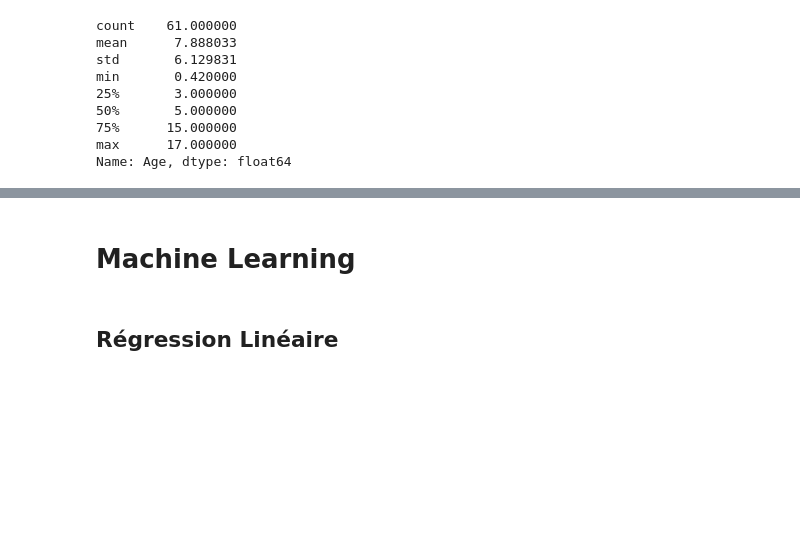
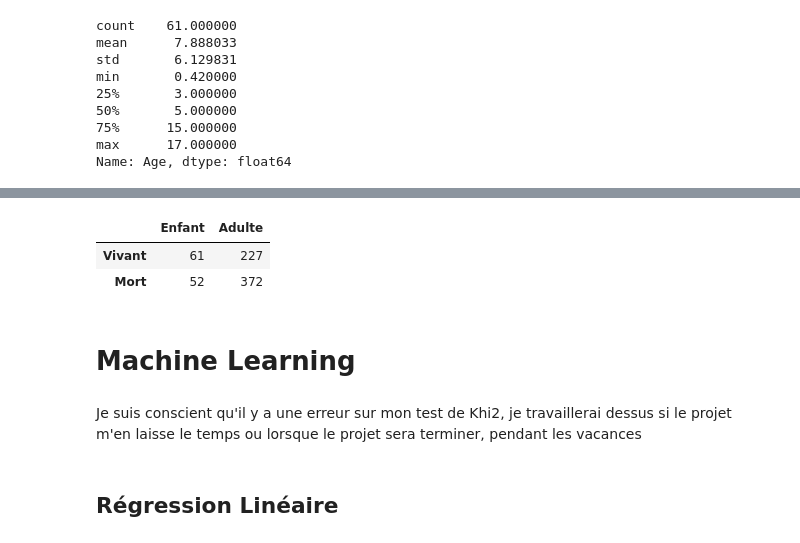
Before and after one commit to Eytuzhee/project_titanic, a Jupyter notebook: work.ipynb, the cells around one changed output, grey strips where cells are left out. Cells and saved outputs as stored; diff of their text form; code cells hidden in the pictures; blank space fills up the shorter version.

```diff
--- a/work.ipynb
+++ b/work.ipynb
@@ -186,0 +190,19 @@ Ma partenaire ayant fait le test de khi 2, je passe directement à la régressio
+# %%
+nb_passager = len(df_train_clean)
+print('Passager :', nb_passager)
+nb_child = len(df_enfant)
+print('Enfant :', nb_child)
+nb_adult = nb_passager-nb_child
+print('Adulte :', nb_adult)
+nb_alive = len(df_train_clean[df_train_clean.Survived == 1])
+print('Survivant :', nb_alive)
+nb_alive_child = len(df_enfant_survivant)
+print('Enfant Survivant :', nb_alive_child)
+nb_alive_adult = nb_alive - nb_alive_child
+print('Adulte Survivant :', nb_alive_adult)
+nb_died = nb_passager - nb_alive
+print('Mort :', nb_died)
+nb_died_child = nb_child - nb_alive_child
+print('Enfant Mort :', nb_died_child)
+nb_died_adult = nb_adult - nb_alive_adult
+print('Adulte Mort :', nb_died_adult)
@@ -187,5 +219,14 @@ Ma partenaire ayant fait le test de khi 2, je passe directement à la régressio
+# %%
+df_child_advantage = pd.DataFrame(data=np.array([[nb_alive_child,nb_alive_adult],[nb_died_child,nb_died_adult]]),columns=['Enfant','Adulte'],index=['Vivant','Mort'])
+df_child_advantage
+# %% [output]
+|  | Enfant | Adulte |
+| Vivant | 61 | 227 |
+| Mort | 52 | 372 |
 # %% [markdown]
 # Machine Learning
+# %% [markdown]
+Je suis conscient qu'il y a une erreur sur mon test de Khi2, je travaillerai dessus si le projet m'en laisse le temps ou lorsque le projet sera terminer, pendant les vacances
 # %% [markdown]
 ## Régression Linéaire
 # %% [markdown]
```
Also changed, not shown: parts of 4 cells of this notebook.
